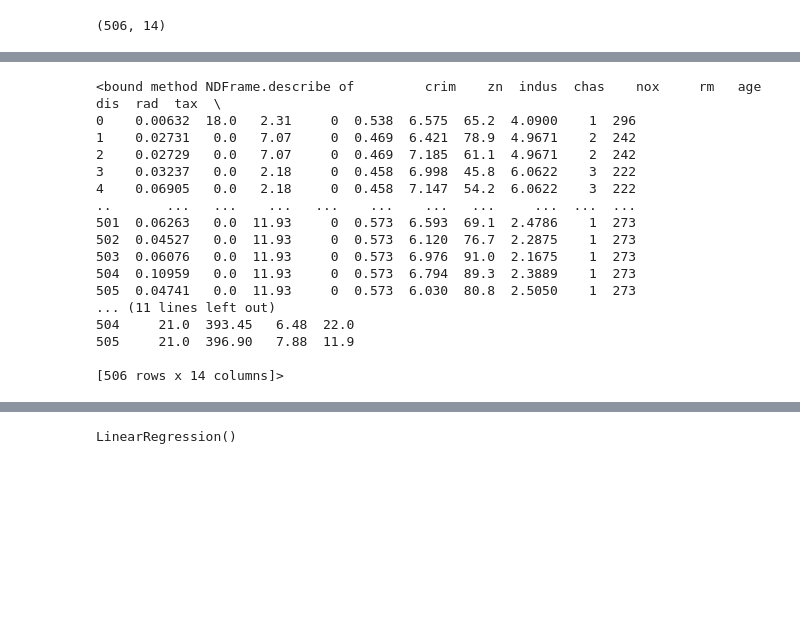
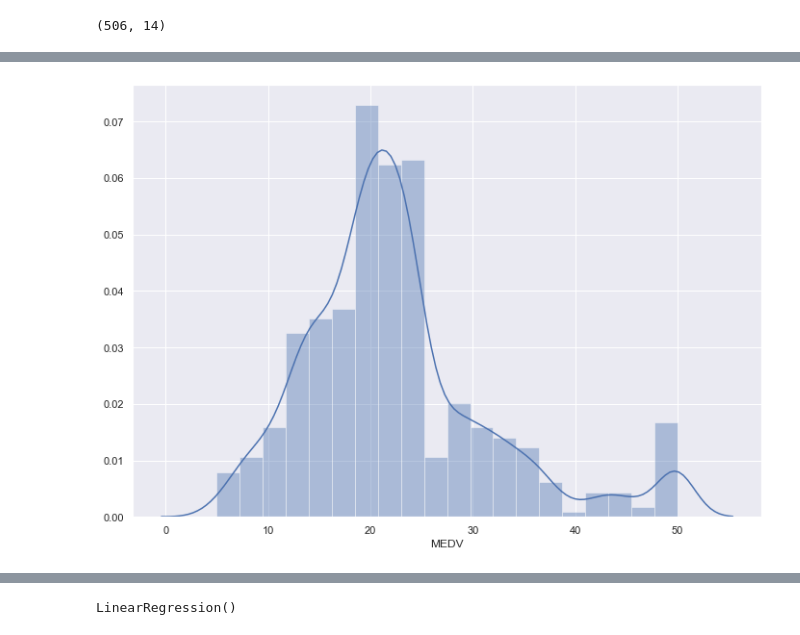
Before and after one commit to susmitamohanty/Data-Science-Projects, a Jupyter notebook: Supervised Machine Learning/Boston Housing Price Prediction/Housing Price Prediction.ipynb, the cells around one changed output, grey strips where cells are left out. Cells and saved outputs as stored; diff of their text form; code cells hidden in the pictures; blank space fills up the shorter version.

```diff
--- a/Supervised Machine Learning/Boston Housing Price Prediction/Housing Price Prediction.ipynb
+++ b/Supervised Machine Learning/Boston Housing Price Prediction/Housing Price Prediction.ipynb
@@ -129,21 +158,7 @@ housing[housing.isnull().any(axis = 1)]
-# %%
-#check data statistics
-housing.describe
-# %% [output]
-<bound method NDFrame.describe of         crim    zn  indus  chas    nox     rm   age     dis  rad  tax  \
-0    0.00632  18.0   2.31     0  0.538  6.575  65.2  4.0900    1  296
-1    0.02731   0.0   7.07     0  0.469  6.421  78.9  4.9671    2  242
-2    0.02729   0.0   7.07     0  0.469  7.185  61.1  4.9671    2  242
-3    0.03237   0.0   2.18     0  0.458  6.998  45.8  6.0622    3  222
-4    0.06905   0.0   2.18     0  0.458  7.147  54.2  6.0622    3  222
-..       ...   ...    ...   ...    ...    ...   ...     ...  ...  ...
-501  0.06263   0.0  11.93     0  0.573  6.593  69.1  2.4786    1  273
-502  0.04527   0.0  11.93     0  0.573  6.120  76.7  2.2875    1  273
-503  0.06076   0.0  11.93     0  0.573  6.976  91.0  2.1675    1  273
-504  0.10959   0.0  11.93     0  0.573  6.794  89.3  2.3889    1  273
-505  0.04741   0.0  11.93     0  0.573  6.030  80.8  2.5050    1  273
-... (11 lines left out)
-504     21.0  393.45   6.48  22.0
-505     21.0  396.90   7.88  11.9
-
-[506 rows x 14 columns]>
+# %%
+#plot the distribution of the target variable MEDV
+sns.set(rc = {'figure.figsize':(11.7,8.27)})
+sns.distplot(housing['MEDV'], bins = 20)
+plt.show()
+# %% [output]
+[figure, added]
```
Also changed, not shown: parts of 53 cells of this notebook.
